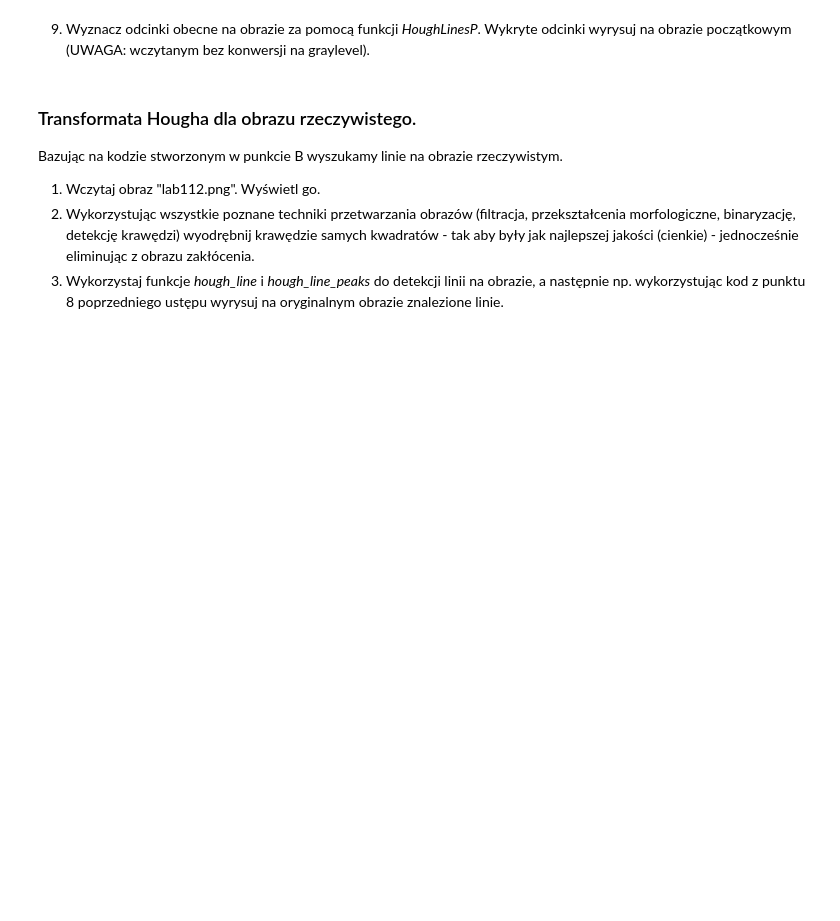
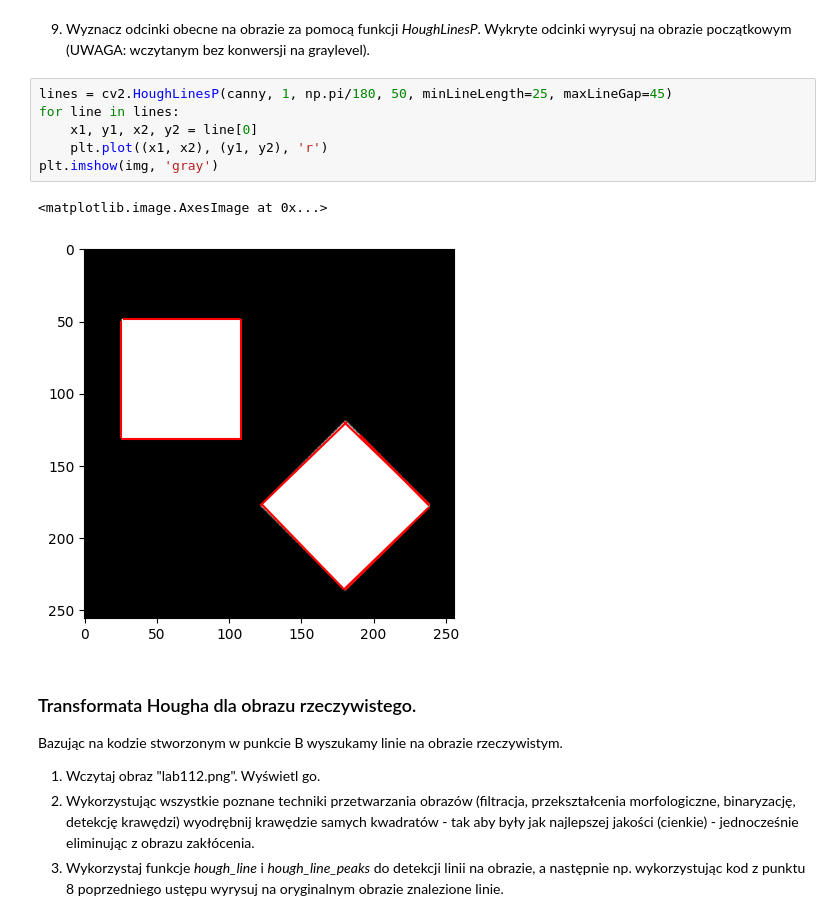
Before and after one commit to bartex-bartex/POC, a Jupyter notebook: lab11/11_Hough.ipynb, the cells around one changed output. Cells and saved outputs as stored; diff of their text form; blank space fills up the shorter version.

```diff
--- a/lab11/11_Hough.ipynb
+++ b/lab11/11_Hough.ipynb
@@ -205,5 +217,14 @@ y2 = int(y0 - 1000*(a))
 # %% [markdown]
 9. Wyznacz odcinki obecne na obrazie za pomocą funkcji _HoughLinesP_. Wykryte odcinki wyrysuj na obrazie początkowym (UWAGA: wczytanym bez konwersji na graylevel).
+# %%
+lines = cv2.HoughLinesP(canny, 1, np.pi/180, 50, minLineLength=25, maxLineGap=45)
+for line in lines:
+    x1, y1, x2, y2 = line[0]
+    plt.plot((x1, x2), (y1, y2), 'r')
+plt.imshow(img, 'gray')
+# %% [output]
+<matplotlib.image.AxesImage at 0x...>
+[figure, added]
 # %% [markdown]
 ### Transformata Hougha dla obrazu rzeczywistego.
 
```
Also changed, not shown: parts of 9 cells of this notebook.
